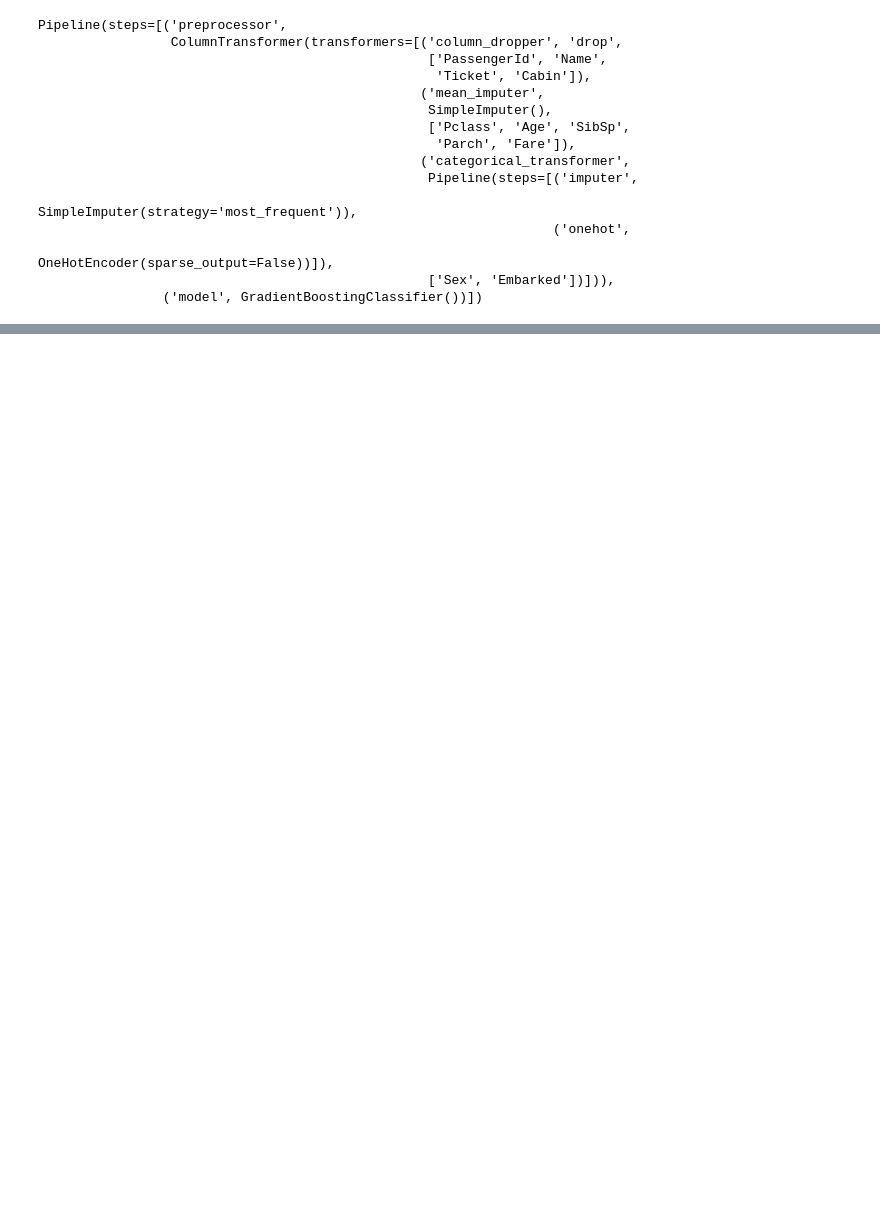
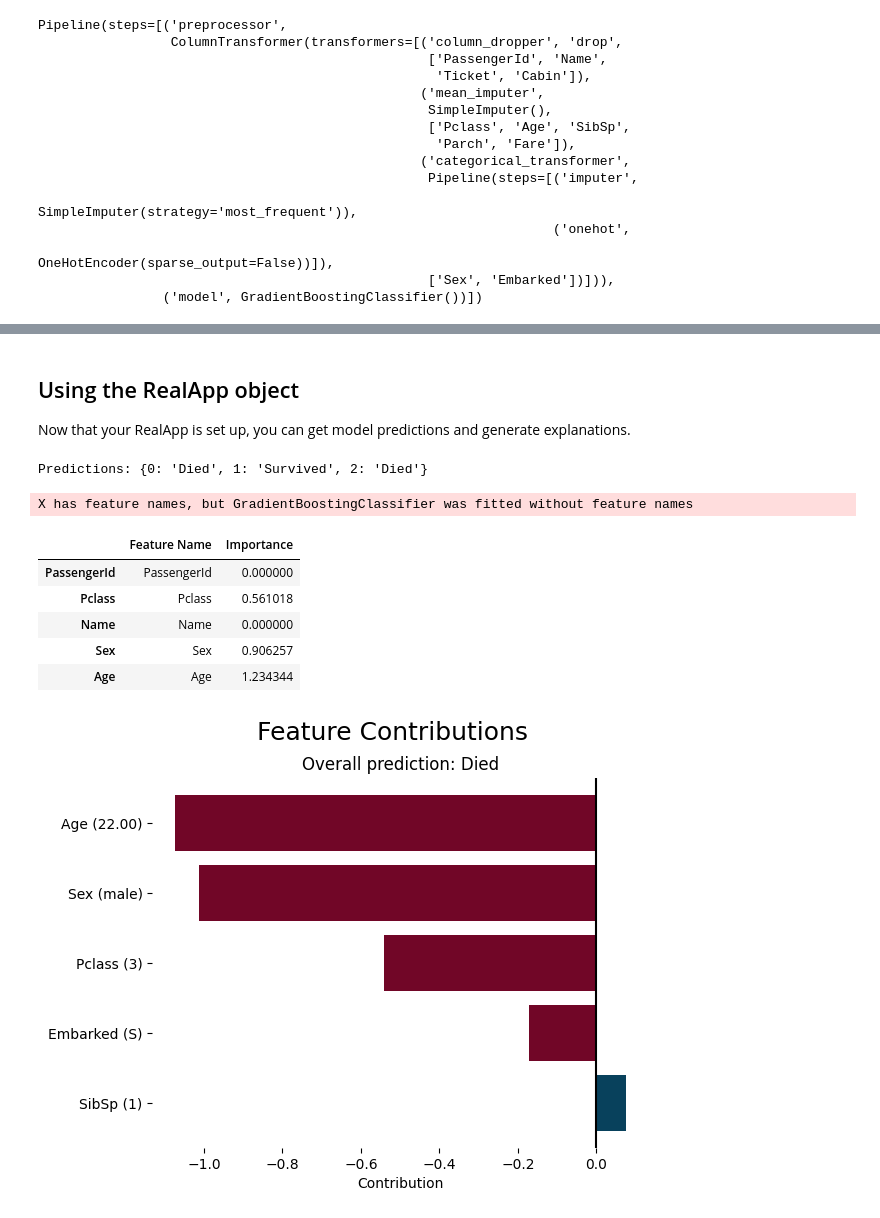
Before and after one commit to sibyl-dev/pyreal, a Jupyter notebook: tutorials/migrating_to_pyreal.ipynb, the cells around one changed output, grey strips where cells are left out. Cells and saved outputs as stored; diff of their text form; code cells hidden in the pictures; blank space fills up the shorter version.

```diff
--- a/tutorials/migrating_to_pyreal.ipynb
+++ b/tutorials/migrating_to_pyreal.ipynb
@@ -81,0 +99,5 @@ Skipping step GradientBoostingClassifier() as it does not appear to be a transfo
+# %%
+from pyreal.transformers import OneHotEncoder, ColumnDropTransformer
+
+column_dropper = ColumnDropTransformer(columns=["PassengerId", "Name", "Ticket", "Cabin"])
+one_hot_encoder = OneHotEncoder(columns=["Sex", "Embarked"])
@@ -81,0 +106,15 @@ Skipping step GradientBoostingClassifier() as it does not appear to be a transfo
+# %%
+from pyreal.transformers import Transformer
+
+# Assuming your transformer is an object with a .transform() method, you can use:
+#      pyreal.Transformer(transformer, columns=COLUMNS_TO_OPERATE_ON)
+categorical_imputer = Transformer(categorical_transforms['imputer'], columns=["Sex", "Embarked"])
+
+# If instead your transformer is a function that takes in data and returns the transformed data, you can instead use:
+#      pyreal.Transformer.from_transform_function(transform_function)
+def numeric_impute(x):
+    x_trans = x.copy()
+    x_trans[["Pclass", "Age", "SibSp", "Parch", "Fare"]].fillna(x[["Pclass", "Age", "SibSp", "Parch", "Fare"]].mean())
+    return x_trans
+
+numeric_imputer = Transformer.from_transform_function(numeric_impute)
@@ -81,0 +125,38 @@ Skipping step GradientBoostingClassifier() as it does not appear to be a transfo
+# %%
+from pyreal.transformers import fit_transformers
+
+transformers = [column_dropper, categorical_imputer, numeric_imputer, one_hot_encoder]
+fit_transformers(transformers, X_train)
+
+# We define a functions to present the predictions in a more readable format
+pred_format_func=lambda x: "Survived" if x else "Died"
+real_app = RealApp(pipeline['model'], transformers=transformers, X_train_orig=X_train, y_train=y_train, pred_format_func=pred_format_func)
+# %% [markdown]
+## Using the RealApp object
+Now that your RealApp is set up, you can get model predictions and generate explanations.
+# %%
+from pyreal.visualize import feature_bar_plot
+
+passengers_of_interest = X_train.iloc[0:3]
+
+# Get model predictions
+predictions = real_app.predict(passengers_of_interest)
+print("Predictions:", predictions)
+
+# Get global importance
+importance = real_app.produce_feature_importance()
+display(importance.head())
+
+# Get local contributions
+contributions = real_app.produce_feature_contributions(passengers_of_interest)
+feature_bar_plot(contributions[0], prediction=predictions[0])
+# %% [output]
+Predictions: {0: 'Died', 1: 'Survived', 2: 'Died'}
+X has feature names, but GradientBoostingClassifier was fitted without feature names
+|  | Feature Name | Importance |
+| PassengerId | PassengerId | 0.000000 |
+| Pclass | Pclass | 0.561018 |
+| Name | Name | 0.000000 |
+| Sex | Sex | 0.906257 |
+| Age | Age | 1.234344 |
+[figure, added]
```
Also changed, not shown: parts of 6 cells of this notebook, 1 other file.
